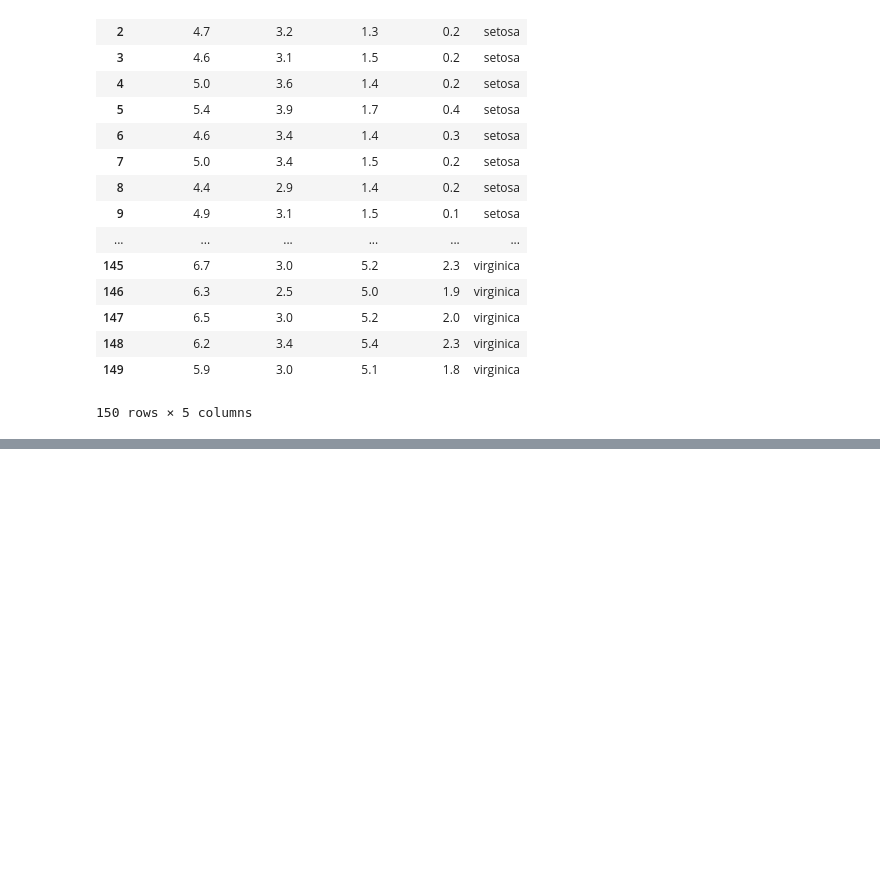
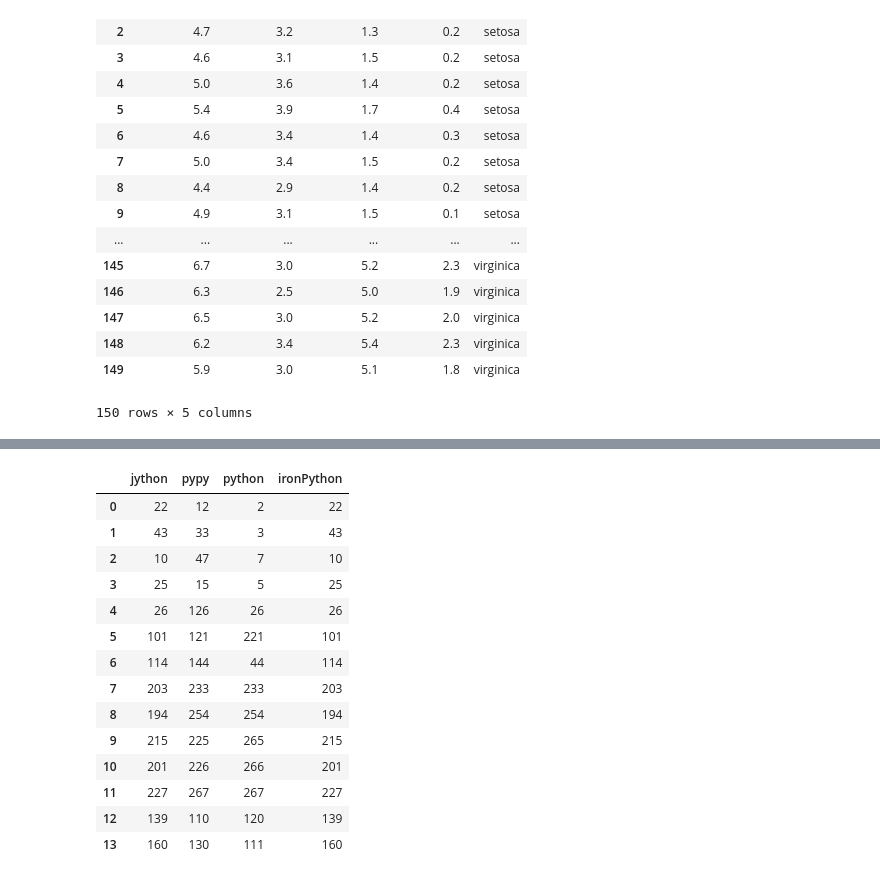
Before and after one commit to MayukhSobo/BaseBall, a Jupyter notebook: src/Untitled.ipynb, the cells around one changed output, grey strips where cells are left out. Cells and saved outputs as stored; diff of their text form; code cells hidden in the pictures; blank space fills up the shorter version.

```diff
--- a/src/Untitled.ipynb
+++ b/src/Untitled.ipynb
@@ -193,3 +193,12 @@ display(a)
 | 148 | 6.2 | 3.4 | 5.4 | 2.3 | virginica |
 | 149 | 5.9 | 3.0 | 5.1 | 1.8 | virginica |
 150 rows × 5 columns
+# %%
+import pandas as pd
+from IPython.display import display
+data = dict(
+    python=[2, 3, 7, 5, 26, 221, 44, 233, 254, 265, 266, 267, 120, 111],
+    pypy=[12, 33, 47, 15, 126, 121, 144, 233, 254, 225, 226, 267, 110, 130],
+    jython=[22, 43, 10, 25, 26, 101, 114, 203, 194, 215, 201, 227, 139, 160],
+)
+df1 = pd.DataFrame(data)
@@ -195,0 +223,7 @@ display(a)
+# %%
+data = dict(
+    python=[2, 3, 7, 5, 26, 221, 44, 233, 254, 265, 266, 267, 120, 111],
+    pypy=[12, 33, 47, 15, 126, 121, 144, 233, 254, 225, 226, 267, 110, 130],
+    ironPython=[22, 43, 10, 25, 26, 101, 114, 203, 194, 215, 201, 227, 139, 160],
+)
+df2 = pd.DataFrame(data)
@@ -195,0 +248,19 @@ display(a)
+# %%
+df1.merge(df2,
+          on=['python', 'pypy'], how='right')
+# %% [output]
+|  | jython | pypy | python | ironPython |
+| 0 | 22 | 12 | 2 | 22 |
+| 1 | 43 | 33 | 3 | 43 |
+| 2 | 10 | 47 | 7 | 10 |
+| 3 | 25 | 15 | 5 | 25 |
+| 4 | 26 | 126 | 26 | 26 |
+| 5 | 101 | 121 | 221 | 101 |
+| 6 | 114 | 144 | 44 | 114 |
+| 7 | 203 | 233 | 233 | 203 |
+| 8 | 194 | 254 | 254 | 194 |
+| 9 | 215 | 225 | 265 | 215 |
+| 10 | 201 | 226 | 266 | 201 |
+| 11 | 227 | 267 | 267 | 227 |
+| 12 | 139 | 110 | 120 | 139 |
+| 13 | 160 | 130 | 111 | 160 |
```
Also changed, not shown: parts of 4 cells of this notebook, 1 other file.
